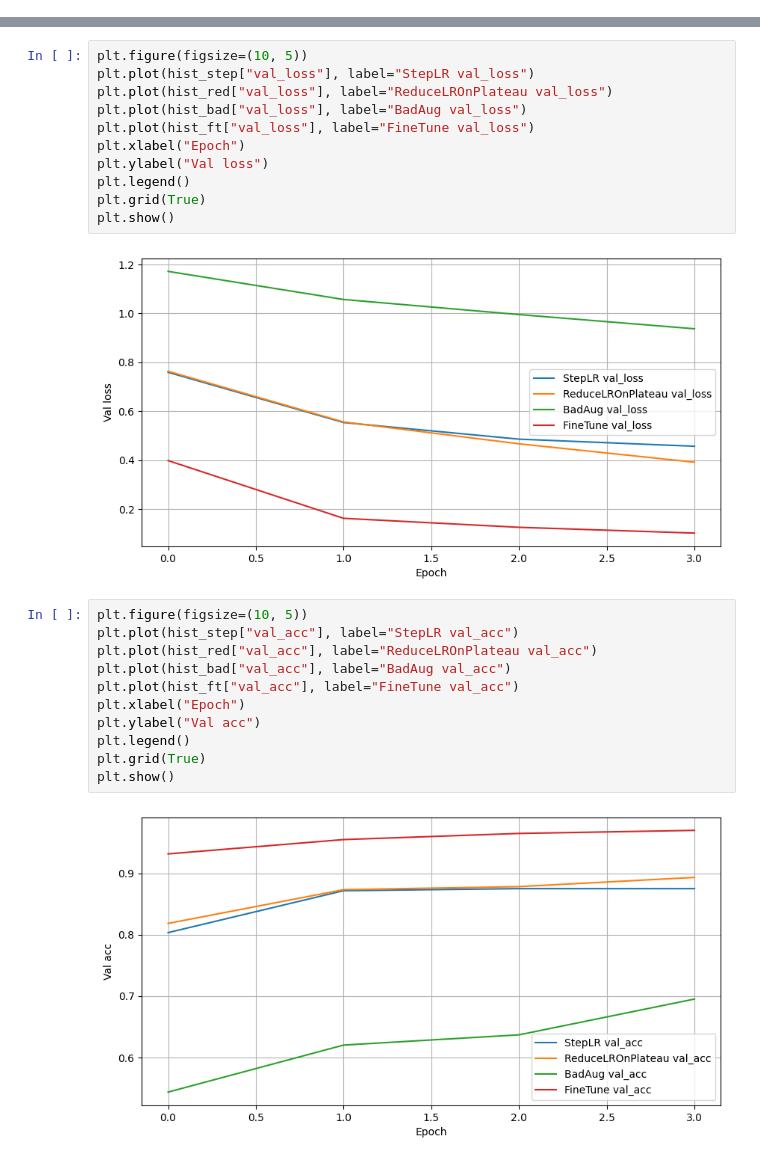
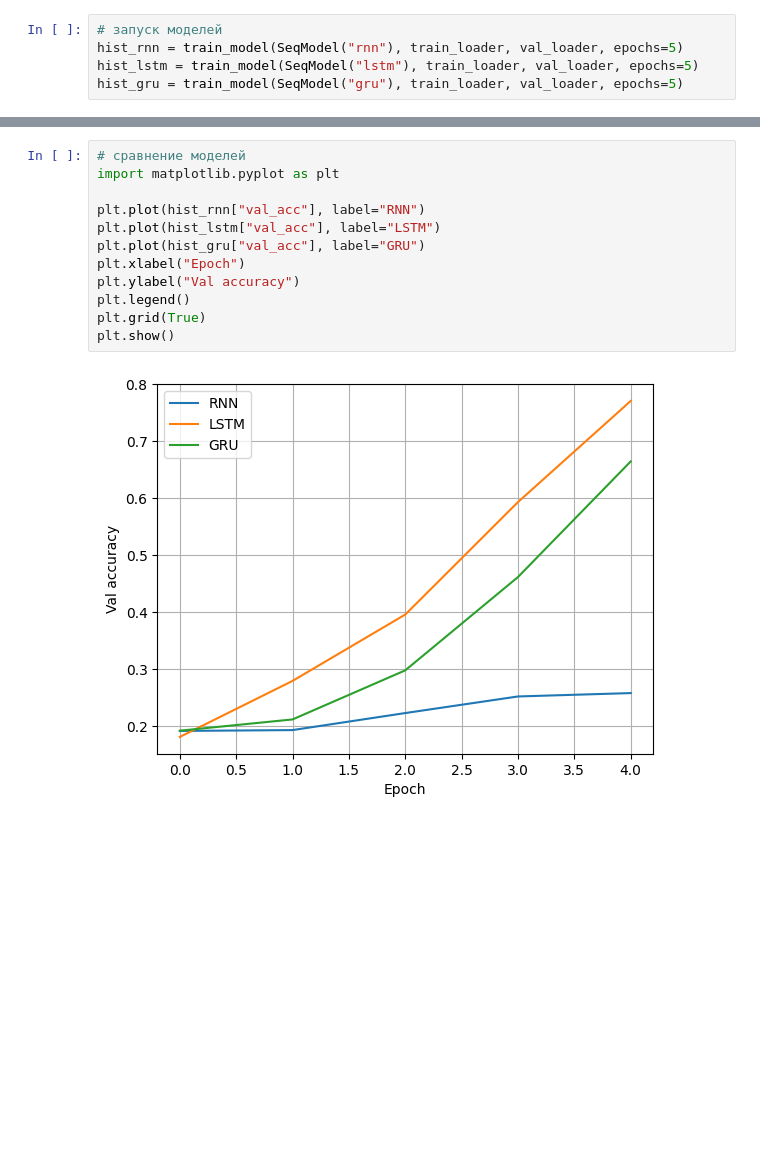
Before and after one commit to gorodnichenko16-cell/-, a Jupyter notebook: ДЗ_Архитектуры_сверточных_сетей.ipynb, the cells around one changed output, grey strips where cells are left out. Saved outputs shown, nothing was run; the diff lists cells and outputs as text; blank space fills up the shorter version.

```diff
--- a/ДЗ_Архитектуры_сверточных_сетей.ipynb
+++ b/ДЗ_Архитектуры_сверточных_сетей.ipynb
@@ -261,0 +121,5 @@ Epoch 4: train=0.1002, val=0.1013, acc=0.9700
+# %%
+# запуск моделей
+hist_rnn = train_model(SeqModel("rnn"), train_loader, val_loader, epochs=5)
+hist_lstm = train_model(SeqModel("lstm"), train_loader, val_loader, epochs=5)
+hist_gru = train_model(SeqModel("gru"), train_loader, val_loader, epochs=5)
@@ -262,26 +140,14 @@ Epoch 4: train=0.1002, val=0.1013, acc=0.9700
 # %%
-plt.figure(figsize=(10, 5))
-plt.plot(hist_step["val_loss"], label="StepLR val_loss")
-plt.plot(hist_red["val_loss"], label="ReduceLROnPlateau val_loss")
-plt.plot(hist_bad["val_loss"], label="BadAug val_loss")
-plt.plot(hist_ft["val_loss"], label="FineTune val_loss")
+# сравнение моделей
+import matplotlib.pyplot as plt
+
+plt.plot(hist_rnn["val_acc"], label="RNN")
+plt.plot(hist_lstm["val_acc"], label="LSTM")
+plt.plot(hist_gru["val_acc"], label="GRU")
 plt.xlabel("Epoch")
-plt.ylabel("Val loss")
+plt.ylabel("Val accuracy")
 plt.legend()
 plt.grid(True)
 plt.show()
 # %% [output]
-[figure, old version]
+[figure, new version]
-# %%
-plt.figure(figsize=(10, 5))
-plt.plot(hist_step["val_acc"], label="StepLR val_acc")
-plt.plot(hist_red["val_acc"], label="ReduceLROnPlateau val_acc")
-plt.plot(hist_bad["val_acc"], label="BadAug val_acc")
-plt.plot(hist_ft["val_acc"], label="FineTune val_acc")
-plt.xlabel("Epoch")
-plt.ylabel("Val acc")
-plt.legend()
-plt.grid(True)
-plt.show()
-# %% [output]
-[figure, removed]
```
Also changed, not shown: parts of 24 cells of this notebook.
